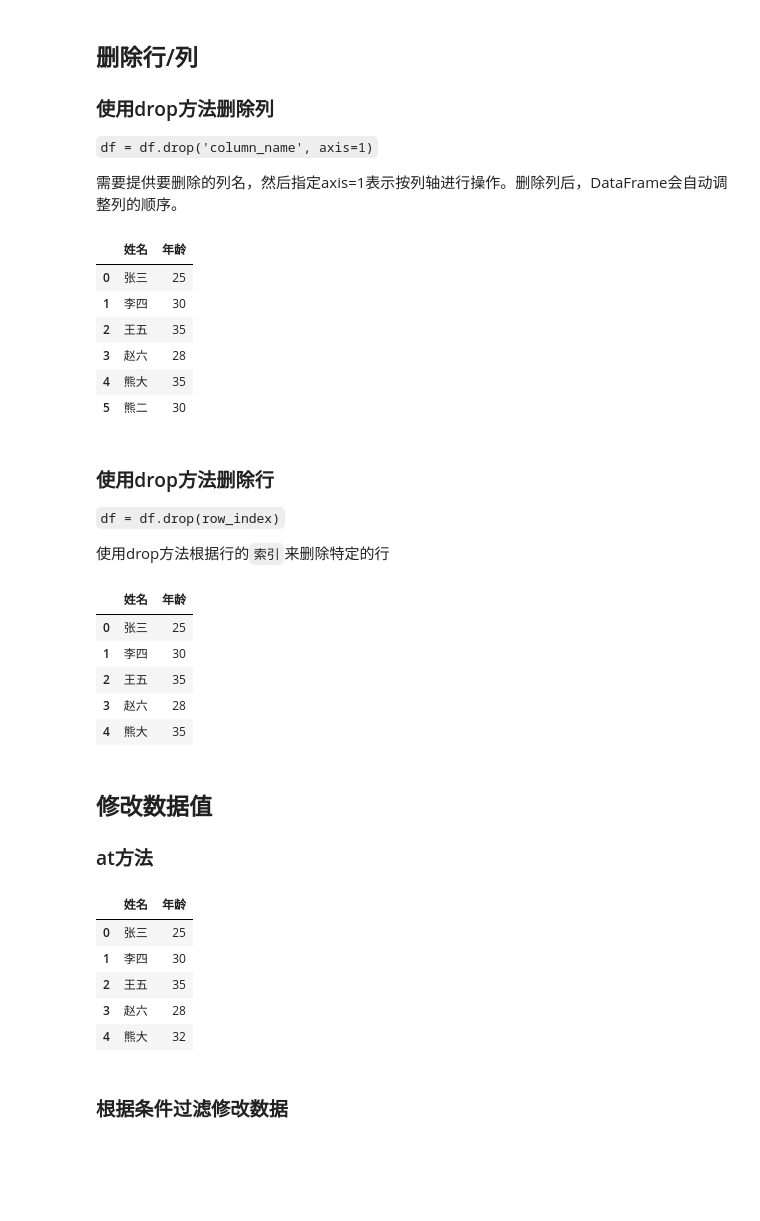
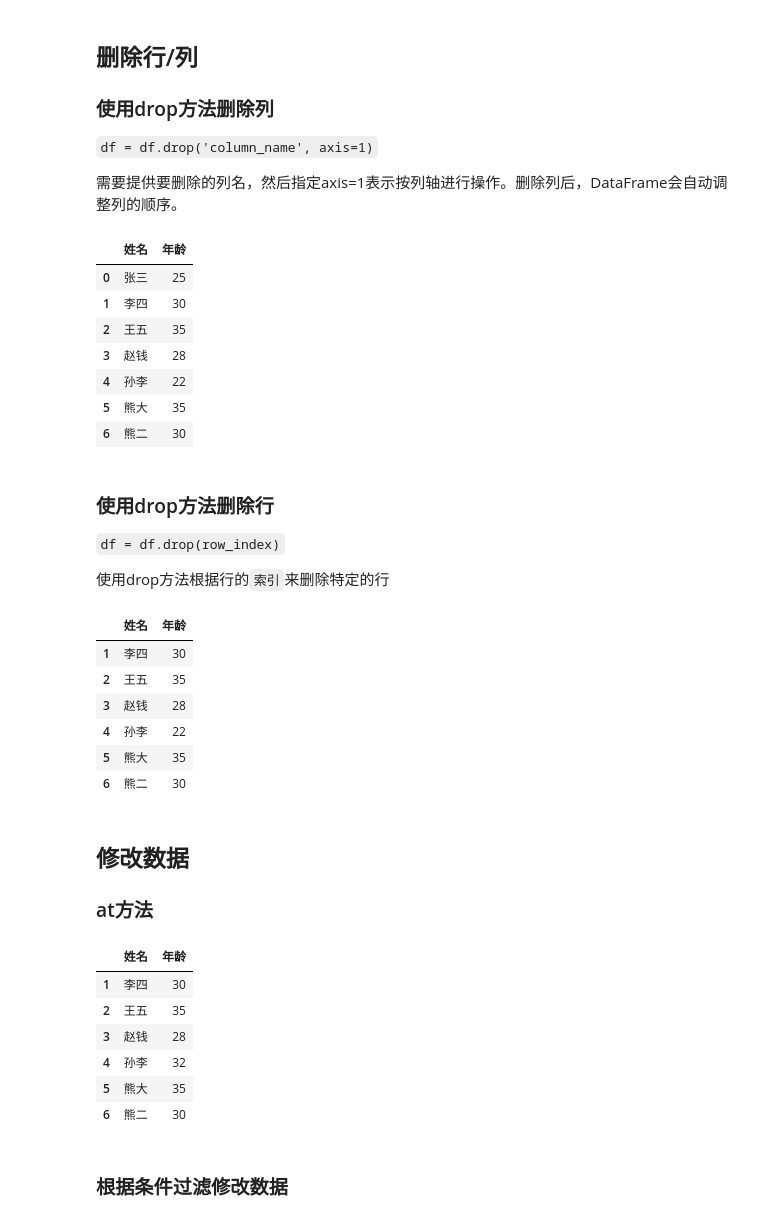
Before and after one commit to jackkkchen/python-book, a Jupyter notebook: 添加新列.ipynb, the cells around one changed output. Cells and saved outputs as stored; diff of their text form; code cells hidden in the pictures; blank space fills up the shorter version.

````diff
--- a/添加新列.ipynb
+++ b/添加新列.ipynb
@@ -87,7 +91,8 @@ df
 # %%
-# 重新选取数据
-data = {'姓名': ['张三', '李四', '王五', '赵六'],
-        '年龄': [25, 30, 35, 28],
-        '性别': ['M', 'F', 'M', 'F']}
+# 示例数据
+data = {'姓名': ['张三', '李四', '王五', '赵钱', '孙李'],
+        '年龄': [25, 30, 35, 28, 22],
+        '性别': ['M', 'F', 'M', 'F', 'M']}
 
 df = pd.DataFrame(data)
+df
@@ -138,9 +150,10 @@ df
 | 0 | 张三 | 25 |
 | 1 | 李四 | 30 |
 | 2 | 王五 | 35 |
-| 3 | 赵六 | 28 |
-| 4 | 熊大 | 35 |
-| 5 | 熊二 | 30 |
+| 3 | 赵钱 | 28 |
+| 4 | 孙李 | 22 |
+| 5 | 熊大 | 35 |
+| 6 | 熊二 | 30 |
 # %% [markdown]
 ### 使用drop方法删除行
 
@@ -148,18 +161,19 @@ df
 
 使用drop方法根据行的```索引```来删除特定的行
 # %%
-# 删除第六行数据
-df = df.drop(5)
+# 删除第一行数据
+df = df.drop(0)
 df
 # %% [output]
 |  | 姓名 | 年龄 |
-| 0 | 张三 | 25 |
 | 1 | 李四 | 30 |
 | 2 | 王五 | 35 |
-| 3 | 赵六 | 28 |
-| 4 | 熊大 | 35 |
+| 3 | 赵钱 | 28 |
+| 4 | 孙李 | 22 |
+| 5 | 熊大 | 35 |
+| 6 | 熊二 | 30 |
 # %% [markdown]
-## 修改数据值
+## 修改数据
 
 ### at方法
 # %%
@@ -168,11 +182,12 @@ df.at[4, '年龄'] = 32
 df
 # %% [output]
 |  | 姓名 | 年龄 |
-| 0 | 张三 | 25 |
 | 1 | 李四 | 30 |
 | 2 | 王五 | 35 |
-| 3 | 赵六 | 28 |
-| 4 | 熊大 | 32 |
+| 3 | 赵钱 | 28 |
+| 4 | 孙李 | 32 |
+| 5 | 熊大 | 35 |
+| 6 | 熊二 | 30 |
 # %% [markdown]
 ### 根据条件过滤修改数据
 # %%
````
Also changed, not shown: parts of 23 cells of this notebook, 1 other file.
